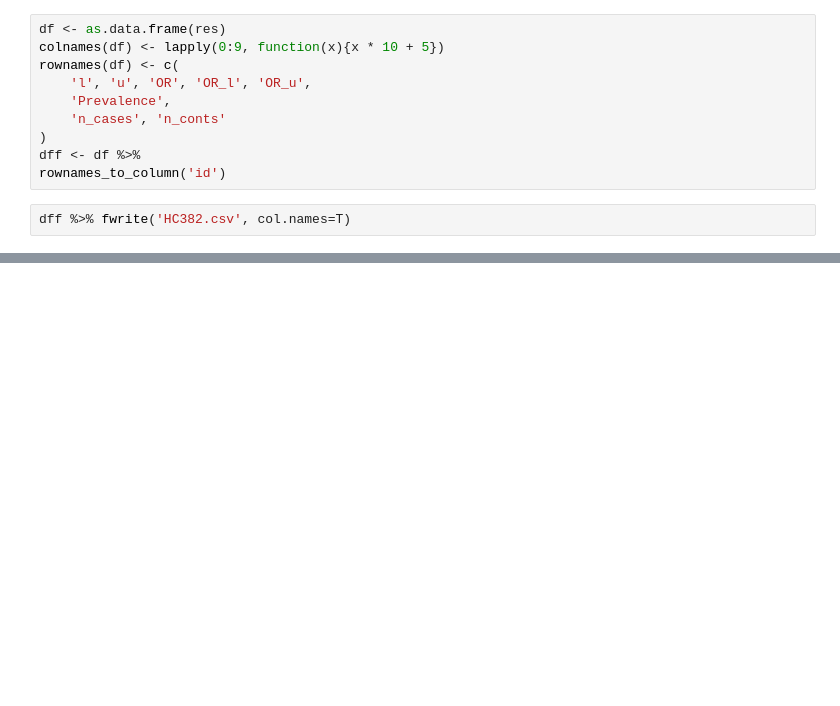
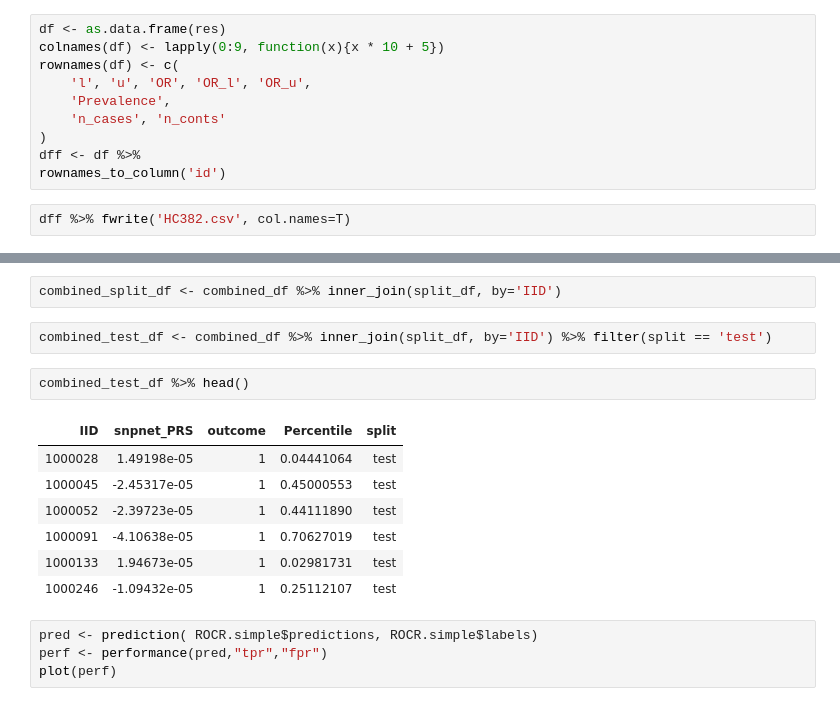
Before and after one commit to rivas-lab/PRS, a Jupyter notebook: notebook/20190708/HC382_PRS_sumstats.ipynb, the cells around one changed output, grey strips where cells are left out. Drawn from its saved outputs; the diff is of its cells as text; blank space fills up the shorter version.

```diff
--- a/notebook/20190708/HC382_PRS_sumstats.ipynb
+++ b/notebook/20190708/HC382_PRS_sumstats.ipynb
@@ -107,0 +136,18 @@ dff
+# %%
+combined_split_df <- combined_df %>% inner_join(split_df, by='IID')
+# %%
+combined_test_df <- combined_df %>% inner_join(split_df, by='IID') %>% filter(split == 'test')
+# %%
+combined_test_df %>% head()
+# %% [output]
+| IID | snpnet_PRS | outcome | Percentile | split |
+| 1000028 | 1.49198e-05 | 1 | 0.04441064 | test |
+| 1000045 | -2.45317e-05 | 1 | 0.45000553 | test |
+| 1000052 | -2.39723e-05 | 1 | 0.44111890 | test |
+| 1000091 | -4.10638e-05 | 1 | 0.70627019 | test |
+| 1000133 | 1.94673e-05 | 1 | 0.02981731 | test |
+| 1000246 | -1.09432e-05 | 1 | 0.25112107 | test |
+# %%
+pred <- prediction( ROCR.simple$predictions, ROCR.simple$labels)
+perf <- performance(pred,"tpr","fpr")
+plot(perf)
```
Also changed, not shown: parts of 9 cells of this notebook, 1 other file.
